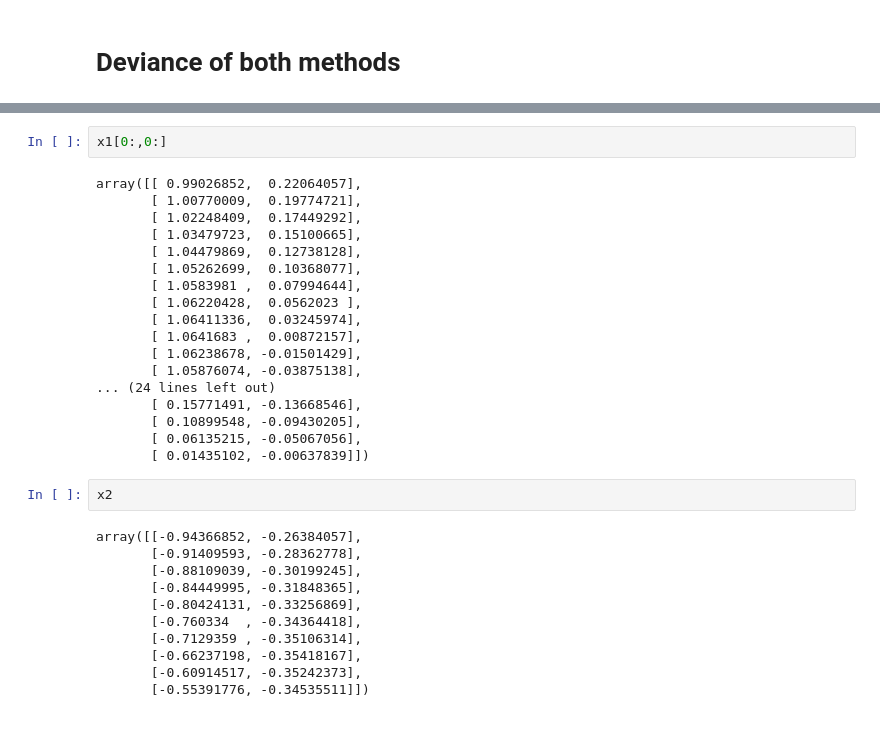
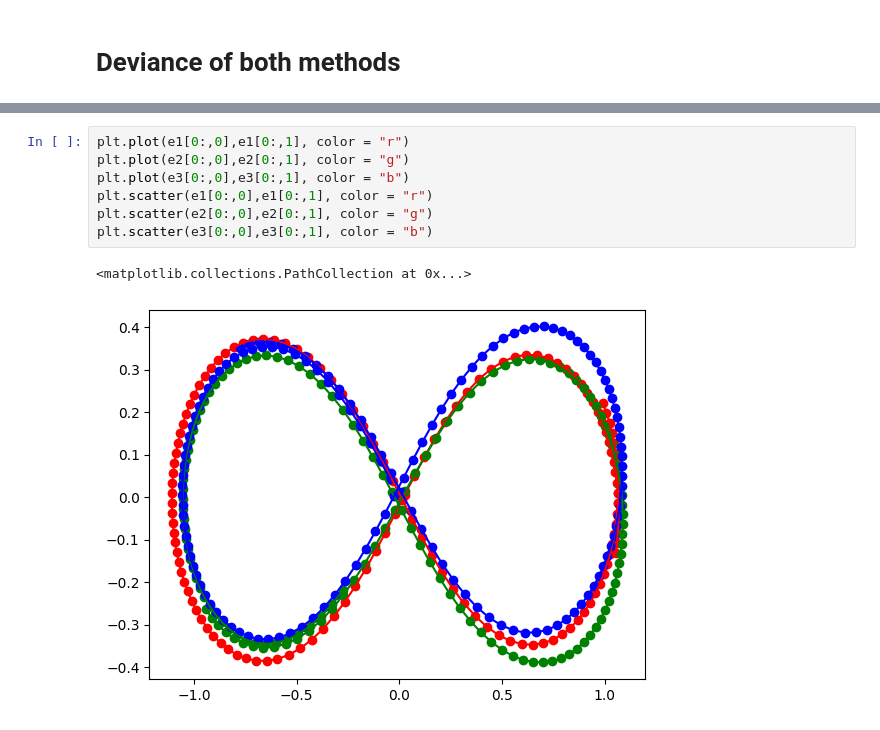
Before and after one commit to nowitskevin/CMSE202FinalProject, a Jupyter notebook: Value_Deviance.ipynb, the cells around one changed output, grey strips where cells are left out. Cells and saved outputs as stored; diff of their text form.

```diff
--- a/Value_Deviance.ipynb
+++ b/Value_Deviance.ipynb
@@ -168,33 +349,10 @@ x1, x2, x3 = animate(sun, mars, moon, 0.05, 40)
 # %%
-x1[0:,0:]
+plt.plot(e1[0:,0],e1[0:,1], color = "r")
+plt.plot(e2[0:,0],e2[0:,1], color = "g")
+plt.plot(e3[0:,0],e3[0:,1], color = "b")
+plt.scatter(e1[0:,0],e1[0:,1], color = "r")
+plt.scatter(e2[0:,0],e2[0:,1], color = "g")
+plt.scatter(e3[0:,0],e3[0:,1], color = "b")
 # %% [output]
-array([[ 0.99026852,  0.22064057],
-       [ 1.00770009,  0.19774721],
-       [ 1.02248409,  0.17449292],
-       [ 1.03479723,  0.15100665],
-       [ 1.04479869,  0.12738128],
-       [ 1.05262699,  0.10368077],
-       [ 1.0583981 ,  0.07994644],
-       [ 1.06220428,  0.0562023 ],
-       [ 1.06411336,  0.03245974],
-       [ 1.0641683 ,  0.00872157],
-       [ 1.06238678, -0.01501429],
-       [ 1.05876074, -0.03875138],
-... (24 lines left out)
-       [ 0.15771491, -0.13668546],
-       [ 0.10899548, -0.09430205],
-       [ 0.06135215, -0.05067056],
-       [ 0.01435102, -0.00637839]])
+<matplotlib.collections.PathCollection at 0x...>
+[figure, added]
-# %%
-x2
-# %% [output]
-array([[-0.94366852, -0.26384057],
-       [-0.91409593, -0.28362778],
-       [-0.88109039, -0.30199245],
-       [-0.84449995, -0.31848365],
-       [-0.80424131, -0.33256869],
-       [-0.760334  , -0.34364418],
-       [-0.7129359 , -0.35106314],
-       [-0.66237198, -0.35418167],
-       [-0.60914517, -0.35242373],
-       [-0.55391776, -0.34535511]])
```
Also changed, not shown: parts of 4 cells of this notebook, 1 other file.
